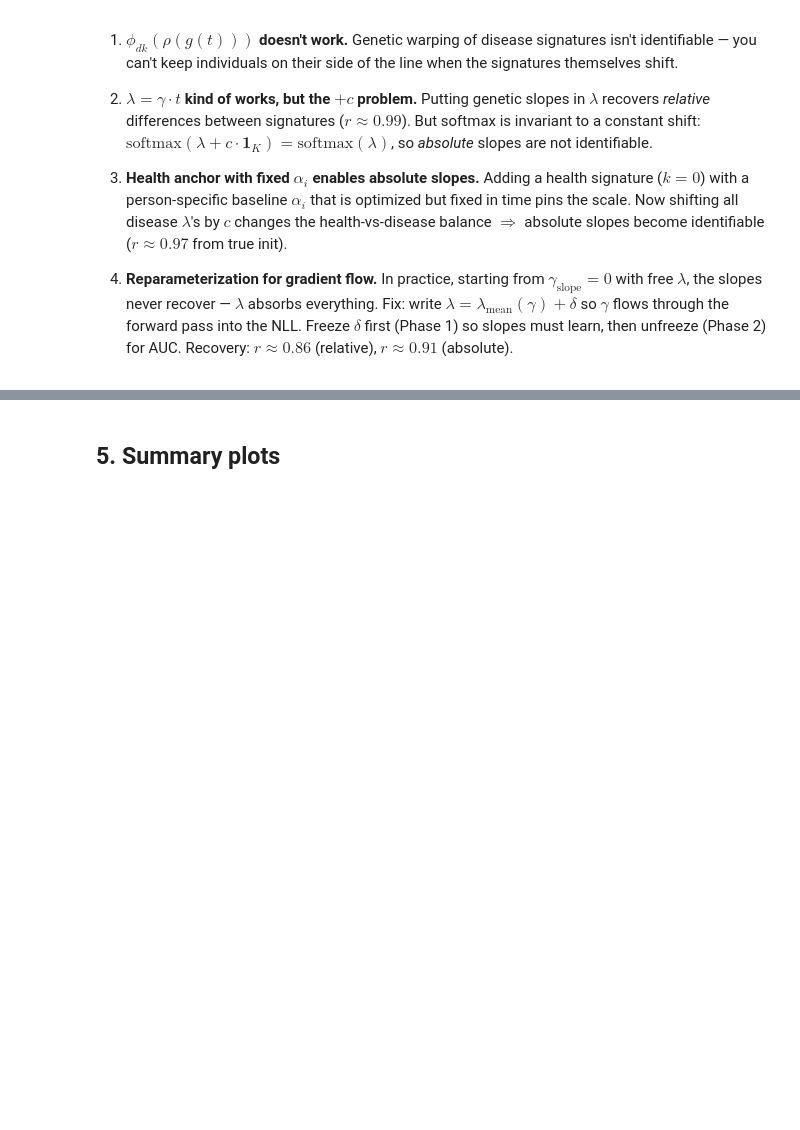
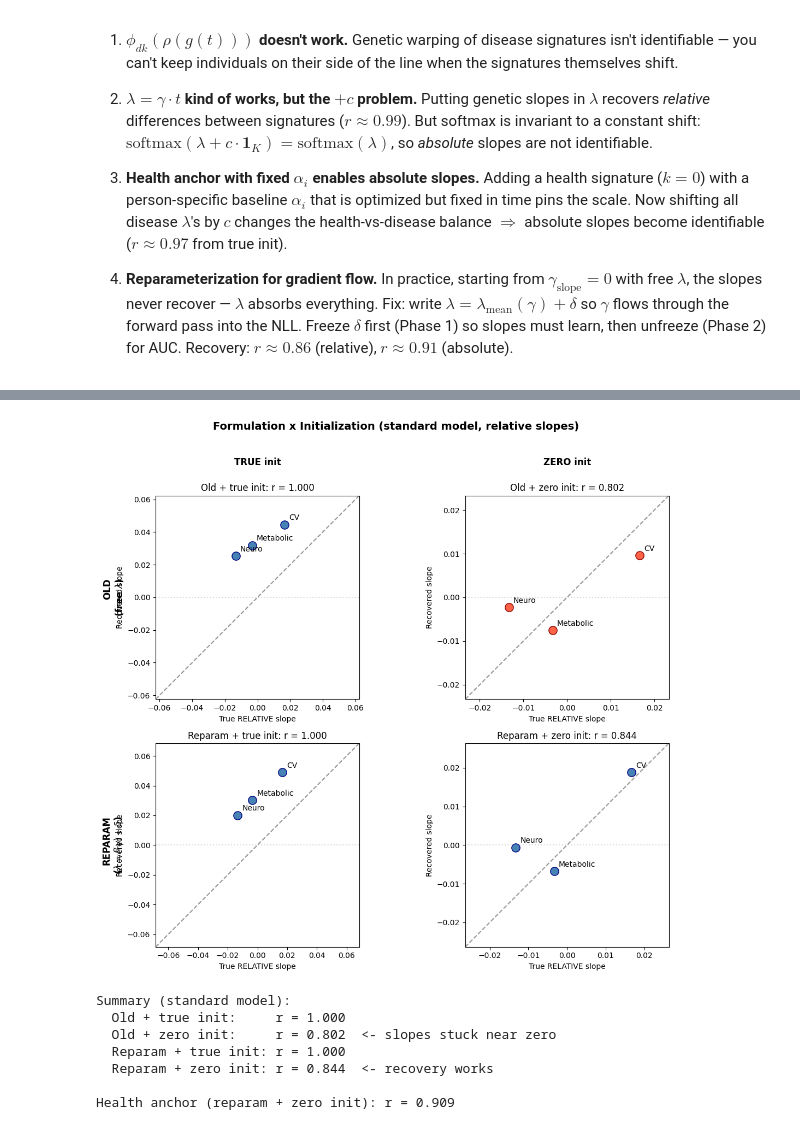
Before and after one commit to surbut/aladynoulli2, a Jupyter notebook: genetic_slope_recovery.ipynb, the cells around one changed output, grey strips where cells are left out. Cells and saved outputs as stored; diff of their text form; code cells hidden in the pictures; blank space fills up the shorter version.

```diff
--- a/genetic_slope_recovery.ipynb
+++ b/genetic_slope_recovery.ipynb
@@ -251,2 +371,61 @@ print(f'  AUC: {res_ha["final_auc"]:.4f}')
-# %% [markdown]
-## 5. Summary plots
+# %%
+# === 2x2 SUMMARY PLOT (standard model: old vs reparam x true vs zero) ===
+fig, axes = plt.subplots(2, 2, figsize=(12, 10))
+labels = ['CV', 'Metabolic', 'Neuro']
+
+configs = [
+    (0, 0, est_std_true,     corr_std_true,     'Old + true init'),
+    (0, 1, est_old_zero,     corr_old_zero,     'Old + zero init'),
+    (1, 0, est_reparam_true, corr_reparam_true, 'Reparam + true init'),
+    (1, 1, est_reparam_zero, corr_reparam_zero, 'Reparam + zero init'),
+]
+
+for row, col, est, corr, title in configs:
+    ax = axes[row, col]
+    color = 'tomato' if (row == 0 and col == 1) else 'steelblue'
+    edge = 'darkred' if (row == 0 and col == 1) else 'navy'
+    ax.scatter(true_rel, est, s=120, c=color, edgecolors=edge, zorder=3)
+    all_vals = np.concatenate([true_rel, est])
+    pad = max(abs(all_vals.max()), abs(all_vals.min())) * 1.4
+    lims = [-pad, pad]
+    ax.plot(lims, lims, 'k--', alpha=0.4, lw=1.5)
+    ax.axhline(0, color='gray', ls=':', alpha=0.3)
+    for k, lab in enumerate(labels):
+        ax.annotate(lab, (true_rel[k], est[k]), xytext=(6, 6),
+                    textcoords='offset points', fontsize=10)
+    ax.set_xlabel('True RELATIVE slope')
+    ax.set_ylabel('Recovered slope')
+    ax.set_title(f'{title}: r = {corr:.3f}')
+    ax.set_aspect('equal'); ax.set_xlim(lims); ax.set_ylim(lims)
+
+axes[0, 0].text(-0.15, 0.5, 'OLD\n(free $\\lambda$)', transform=axes[0,0].transAxes,
+               fontsize=12, fontweight='bold', va='center', ha='right', rotation=90)
+axes[1, 0].text(-0.15, 0.5, 'REPARAM\n($\\lambda = f(\\gamma) + \\delta$)',
+               transform=axes[1,0].transAxes,
+               fontsize=12, fontweight='bold', va='center', ha='right', rotation=90)
+axes[0, 0].text(0.5, 1.15, 'TRUE init', transform=axes[0,0].transAxes,
+               fontsize=12, fontweight='bold', ha='center')
+axes[0, 1].text(0.5, 1.15, 'ZERO init', transform=axes[0,1].transAxes,
+               fontsize=12, fontweight='bold', ha='center')
+
+plt.suptitle('Formulation x Initialization (standard model, relative slopes)',
+             fontsize=14, fontweight='bold', y=1.02)
+plt.tight_layout()
+plt.savefig('slope_recovery_2x2.png', dpi=150, bbox_inches='tight')
+plt.show()
+
+print(f'\nSummary (standard model):')
+print(f'  Old + true init:     r = {corr_std_true:.3f}')
+print(f'  Old + zero init:     r = {corr_old_zero:.3f}  <- slopes stuck near zero')
+print(f'  Reparam + true init: r = {corr_reparam_true:.3f}')
+print(f'  Reparam + zero init: r = {corr_reparam_zero:.3f}  <- recovery works')
+print(f'\nHealth anchor (reparam + zero init): r = {corr_ha_zero:.3f}')
+# %% [output]
+[figure, added]
+Summary (standard model):
+  Old + true init:     r = 1.000
+  Old + zero init:     r = 0.802  <- slopes stuck near zero
+  Reparam + true init: r = 1.000
+  Reparam + zero init: r = 0.844  <- recovery works
+
+Health anchor (reparam + zero init): r = 0.909
```
Also changed, not shown: parts of 22 cells of this notebook, 4 other files.
